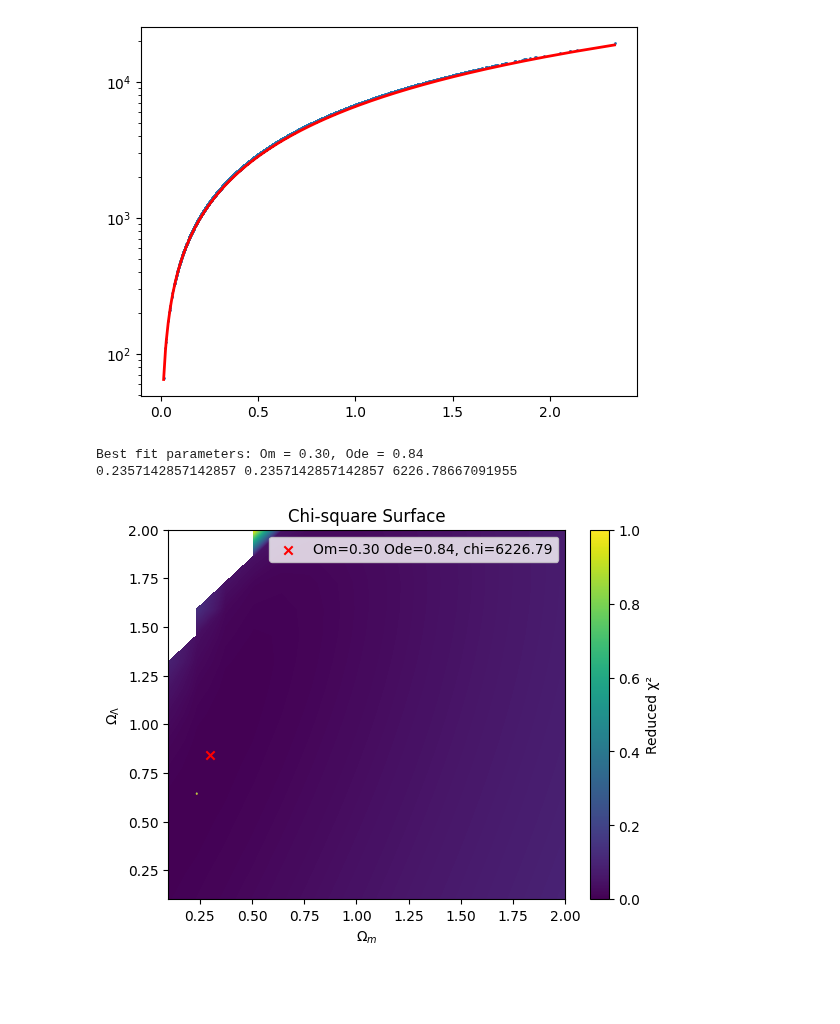
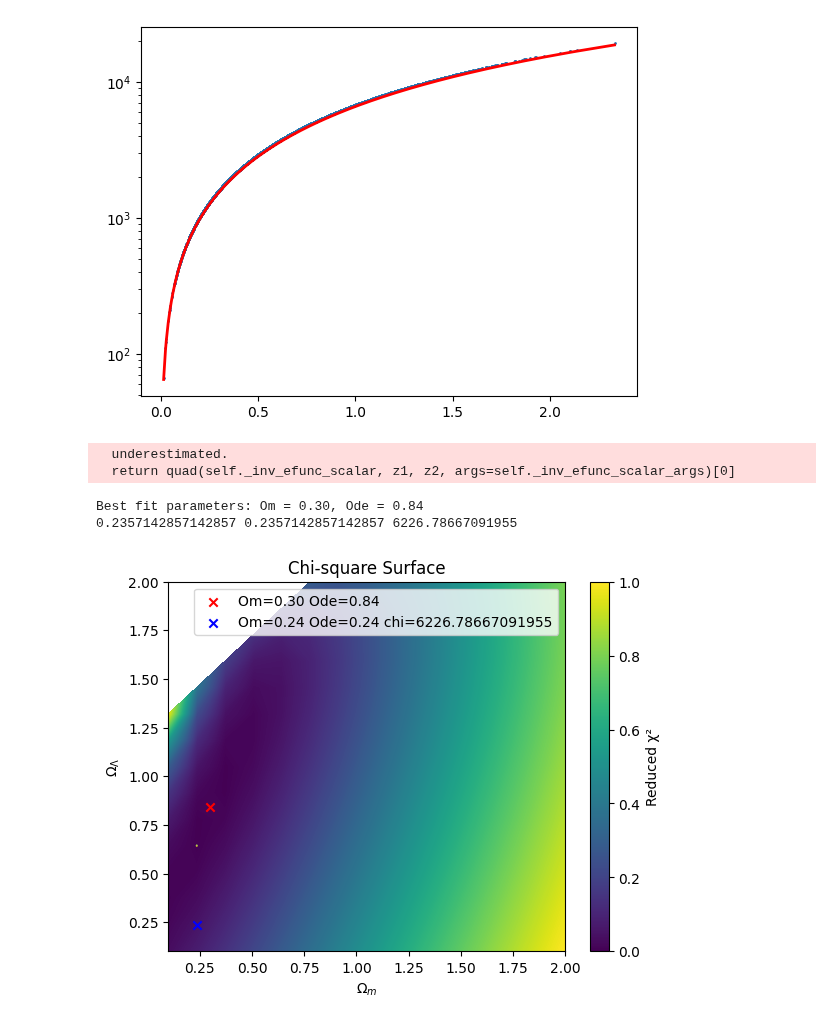
Before and after one commit to joanalnu/OAB-INAF, a Jupyter notebook: GW/hubble-diagram.ipynb, the cells around one changed output. Cells and saved outputs as stored; diff of their text form; code cells hidden in the pictures; blank space fills up the shorter version.

Commit message:
masked chi surface

```diff
--- a/GW/hubble-diagram.ipynb
+++ b/GW/hubble-diagram.ipynb
@@ -64,29 +64,38 @@ for i in range(len(Om)):
         dof = len(z)-2
         chi_surface[i,j] = np.sum(residuals**2)/dof
 
+        if Ode[j] > Om[i]+1.25:
+            mask[i,j] = True
+
+
+
 masked_chi_surface = np.ma.array(chi_surface, mask=mask)
 
 # Find best fit parameters
 print(f"Best fit parameters: Om = {Om_fit:.2f}, Ode = {Ode_fit:.2f}")
 
-min_chi = np.nanmin(chi_surface)
-Om_id, Ode_id = np.unravel_index(np.nanargmin(chi_surface), chi_surface.shape)
+min_chi = np.nanmin(masked_chi_surface)
+Om_id, Ode_id = np.unravel_index(np.nanargmin(masked_chi_surface), masked_chi_surface.shape)
 Om_manual_fit, Ode_manual_fit = Om[Om_id], Ode[Om_id]
 print(Om_manual_fit, Ode_manual_fit, min_chi)
 # %% [output]
-Best fit parameters: Om = 0.30, Ode = 0.84
-0.2357142857142857 0.2357142857142857 6226.78667091955
+  underestimated.
+  return quad(self._inv_efunc_scalar, z1, z2, args=self._inv_efunc_scalar_args)[0]
+Best fit parameters: Om = 0.30, Ode = 0.84
+0.2357142857142857 0.2357142857142857 6226.78667091955
 # %%
 # Plot contour
 plt.figure()
 plt.contourf(Om, Ode, masked_chi_surface.T, levels=1000)
 plt.contour(Om, Ode, masked_chi_surface.T, levels=[min_chi, min_chi+2.3, min_chi+4.61, min_chi+9.21], linestyles=['solid','dashed','dotted'])
-plt.scatter(Om_fit, Ode_fit, marker='x', c='r', label=f'Om={Om_fit:.2f} Ode={Ode_fit:.2f}, chi={min_chi:.2f}')
+plt.scatter(Om_fit, Ode_fit, marker='x', c='r', label=f'Om={Om_fit:.2f} Ode={Ode_fit:.2f}')
+plt.scatter(Om_manual_fit, Ode_manual_fit, marker='x', c='b', label=f'Om={Om_manual_fit:.2f} Ode={Ode_manual_fit:.2f} chi={min_chi}')
+
 plt.xlabel(r'$\Omega_m$')
 plt.ylabel(r'$\Omega_\Lambda$')
 plt.title('Chi-square Surface')
 plt.colorbar(label='Reduced χ²')
 plt.legend()
 plt.show()
 # %% [output]
-[figure, old version]
+[figure, new version]
```
Also changed, not shown: parts of 1 cell of this notebook.
